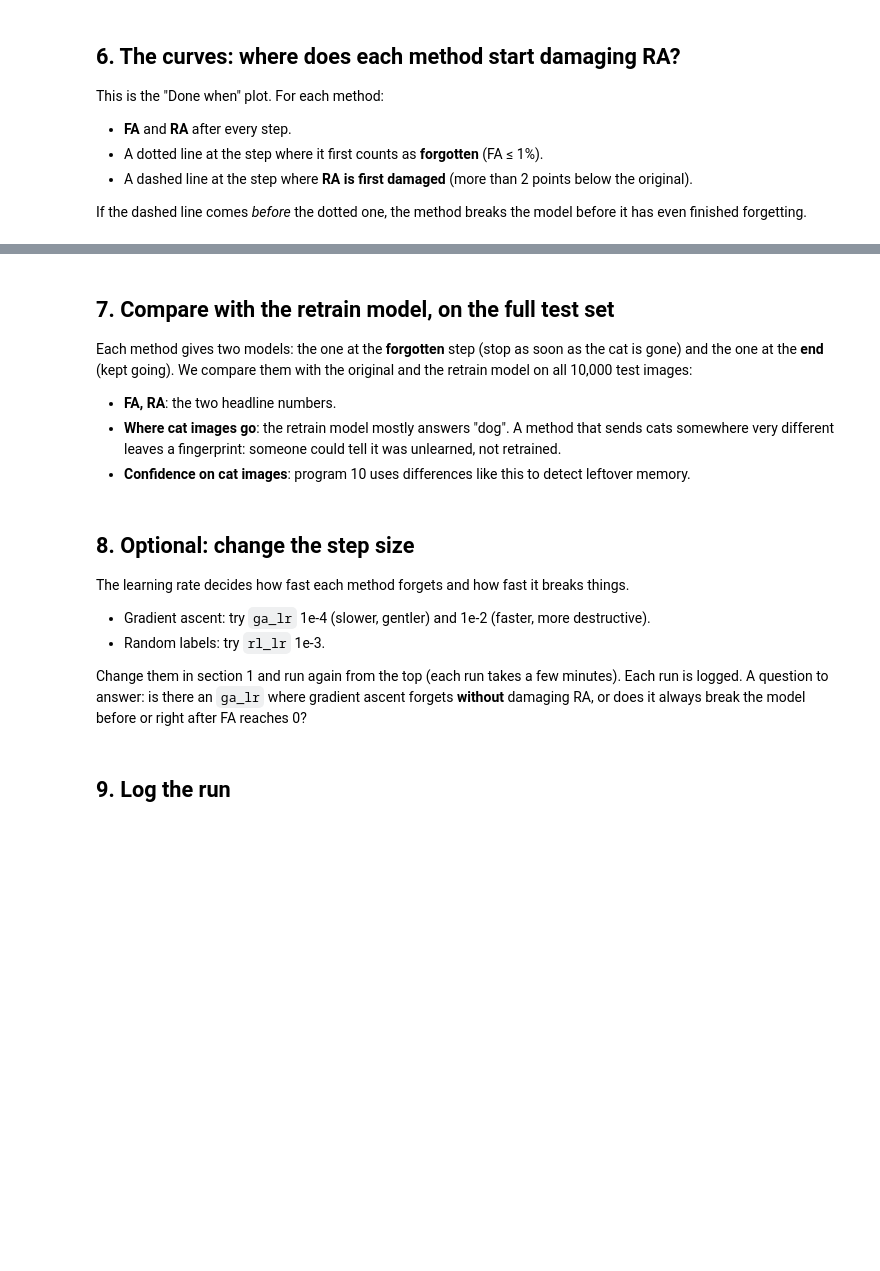
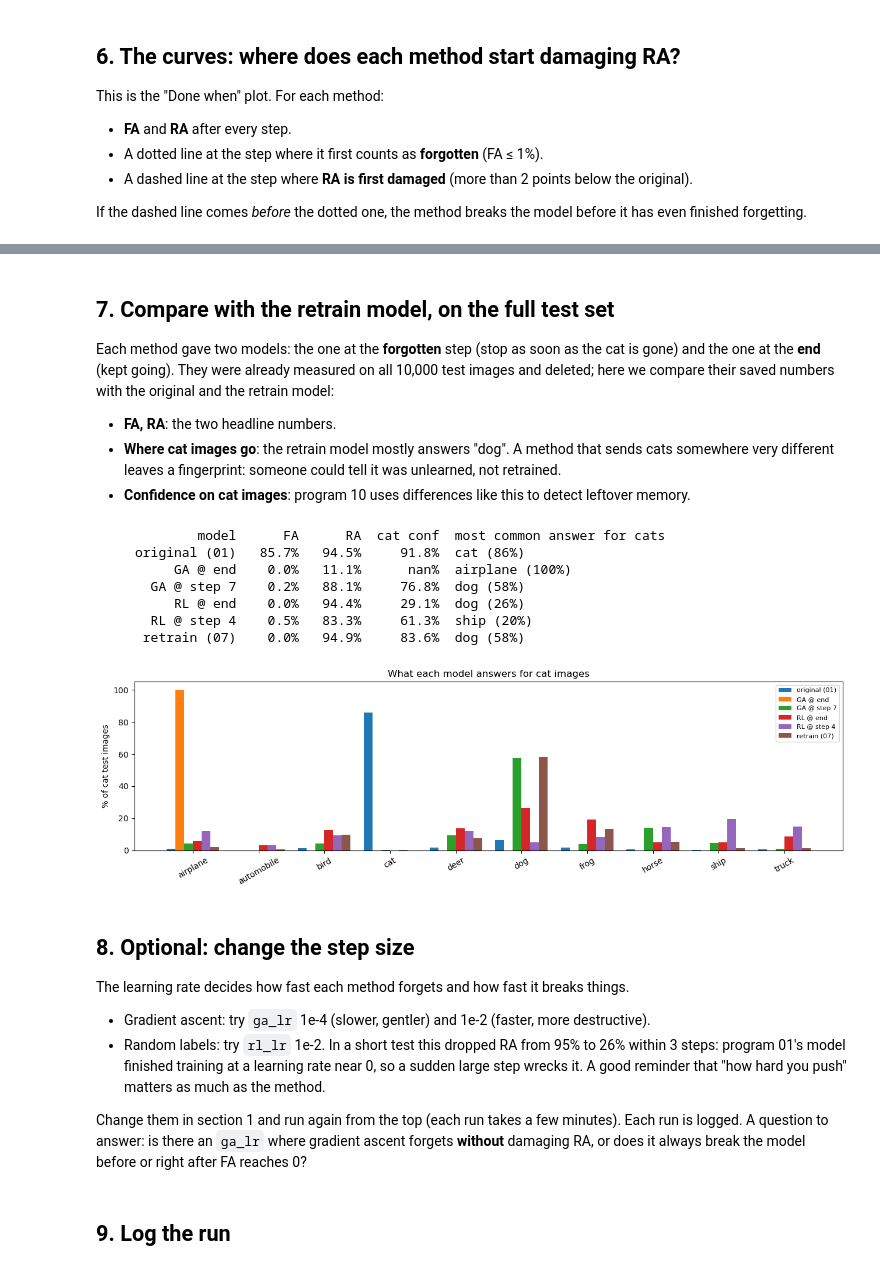
Before and after one commit to Adarshmilan/CUL-continual-unlearning-, a Jupyter notebook: programs/08_simple_unlearn.ipynb, the cells around one changed output, grey strips where cells are left out. Saved outputs shown, nothing was run; the diff lists cells and outputs as text; code cells hidden in the pictures; blank space fills up the shorter version.

```diff
--- a/programs/08_simple_unlearn.ipynb
+++ b/programs/08_simple_unlearn.ipynb
@@ -31,7 +31,7 @@ A method is good if FA falls **and** RA stays put. Falling FA alone is easy: a b
 # %% [markdown]
 ## 1. Setup
 # %%
-import copy, sys, time
+import copy, gc, sys, time
 from pathlib import Path
 
 ROOT = Path.cwd() if (Path.cwd() / "common").exists() else Path.cwd().parent
@@ -47,20 +47,20 @@ import matplotlib.pyplot as plt
 import numpy as np
 import torch
 import torch.nn.functional as F
-from torch.utils.data import DataLoader, Subset
 
 from common.data import get_cifar10_unlearning_loaders
 from common.models import resnet18_cifar
-from common.train import evaluate, per_class_accuracy, predict_all
 from common.utils import RESULTS_DIR, get_device, log_run, set_seed
 
 SETTINGS = {
     "forget_class": 3,        # cat
-    "batch_size": 128, "workers": 4, "seed": 0,
+    "batch_size": 128, "seed": 0,
+    "workers": 0,             # 0 = load images in the main process. Only 150 small steps per method, so this is
+                              # fast enough, and it saves ~2 GB of RAM (each worker process costs ~0.5 GB)
     # (a) gradient ascent
     "ga_lr": 1e-3, "ga_steps": 150,
     # (b) random labels
-    "rl_lr": 1e-2, "rl_steps": 150,
+    "rl_lr": 1e-3, "rl_steps": 150,   # 1e-2 wrecks RA within one step: program 01 ended training at lr ~0
     # measuring
     "ra_eval_images": 2000,   # retain test images checked after every step (all 9,000 at the end)
     "forget_target": 0.01,    # "forgotten" = FA at or below 1%
@@ -171,5 +227,5 @@ def ga_step(model, optimizer):
     optimizer.step()
     return ce.item()
 
-ga_model, ga_hist, ga_forgot, ga_forgot_step = run_unlearning("GA", ga_step, SETTINGS["ga_lr"], SETTINGS["ga_steps"])
+ga_hist, ga_forgot_step = run_unlearning("GA", ga_step, SETTINGS["ga_lr"], SETTINGS["ga_steps"])
 print(f"\nGA: forgotten (FA <= {SETTINGS['forget_target']*100:.0f}%) at step {ga_forgot_step}, {ga_hist['seconds']:.0f}s in total")
@@ -202,5 +264,10 @@ def rl_step(model, optimizer):
         cat_ce = F.cross_entropy(out[: len(yf)], yf.to(device)).item()
     return cat_ce
 
-rl_model, rl_hist, rl_forgot, rl_forgot_step = run_unlearning("RL", rl_step, SETTINGS["rl_lr"], SETTINGS["rl_steps"])
+rl_hist, rl_forgot_step = run_unlearning("RL", rl_step, SETTINGS["rl_lr"], SETTINGS["rl_steps"])
 print(f"\nRL: forgotten (FA <= {SETTINGS['forget_target']*100:.0f}%) at step {rl_forgot_step}, {rl_hist['seconds']:.0f}s in total")
+
+# Both methods are done: free the training loaders' worker processes and the original model.
+del forget_iter, retain_iter, original
+loaders["train_forget"] = loaders["train_retain"] = None
+free_gpu()
@@ -251,56 +341,52 @@ plt.show()
 # %% [markdown]
 ## 7. Compare with the retrain model, on the full test set
 
-Each method gives two models: the one at the **forgotten** step (stop as soon as the cat is gone) and the one at the **end** (kept going). We compare them with the original and the retrain model on all 10,000 test images:
+Each method gave two models: the one at the **forgotten** step (stop as soon as the cat is gone) and the one at the **end** (kept going). They were already measured on all 10,000 test images and deleted; here we compare their saved numbers with the original and the retrain model:
 - **FA, RA**: the two headline numbers.
 - **Where cat images go**: the retrain model mostly answers "dog". A method that sends cats somewhere very different leaves a fingerprint: someone could tell it was unlearned, not retrained.
 - **Confidence on cat images**: program 10 uses differences like this to detect leftover memory.
 # %%
-candidates = {"original (01)": original}
-if ga_forgot is not None: candidates[f"GA @ step {ga_forgot_step}"] = ga_forgot
-candidates["GA @ end"] = ga_model
-if rl_forgot is not None: candidates[f"RL @ step {rl_forgot_step}"] = rl_forgot
-candidates["RL @ end"] = rl_model
+print(f"{'model':>18} {'FA':>7} {'RA':>7} {'cat conf':>9}  most common answer for cats")
+for name, r in results.items():
+    top = r["pred_share"].argmax()
+    print(f"{name:>18} {r['fa']*100:6.1f}% {r['ra']*100:6.1f}% {r['cat_conf']*100:8.1f}%  "
+          f"{classes[top]} ({r['pred_share'][top]*100:.0f}%)")
 
-retain_mask = np.arange(10) != FORGET
-summary, pred_shares = {}, {}
-print(f"{'model':>18} {'FA':>7} {'RA':>7} {'cat conf':>9}  most common answer for cats")
-for name, m in candidates.items():
-    acc = per_class_accuracy(m, loaders["test_all"], device)
-    probs, _ = predict_all(m, loaders["test_forget"], device)
-    share = torch.bincount(probs.argmax(1), minlength=10).float().numpy() / len(probs)
-    conf = probs.max(1).values.mean().item()
-    summary[name] = {"fa": float(acc[FORGET]), "ra": float(acc[retain_mask].mean()), "cat_conf": conf}
-    pred_shares[name] = share
-    top = share.argmax()
-    print(f"{name:>18} {acc[FORGET]*100:6.1f}% {acc[retain_mask].mean()*100:6.1f}% {conf*100:8.1f}%  "
-          f"{classes[top]} ({share[top]*100:.0f}%)")
-
+pred_shares = {name: r["pred_share"] for name, r in results.items()}
 if retrain_ref is not None:
     share = retrain_ref["forget_pred_share"]
     pred_shares["retrain (07)"] = share
     print(f"{'retrain (07)':>18} {retrain_ref['per_class_acc'][FORGET]*100:6.1f}% {ra_retrain*100:6.1f}% "
           f"{retrain_ref['forget_conf'].mean()*100:8.1f}%  {classes[share.argmax()]} ({share.max()*100:.0f}%)")
 
 names = list(pred_shares)
 x = np.arange(10)
 width = 0.8 / len(names)
 plt.figure(figsize=(13, 4))
 for i, name in enumerate(names):
     plt.bar(x + (i - len(names) / 2 + 0.5) * width, pred_shares[name] * 100, width, label=name)
 plt.xticks(x, classes, rotation=30)
 plt.ylabel("% of cat test images")
 plt.title("What each model answers for cat images")
 plt.legend(fontsize=8)
 plt.tight_layout()
 plt.savefig(RESULTS_DIR / "08_cat_predictions.png", dpi=120)
 plt.show()
+# %% [output]
+             model      FA      RA  cat conf  most common answer for cats
+     original (01)   85.7%   94.5%     91.8%  cat (86%)
+          GA @ end    0.0%   11.1%      nan%  airplane (100%)
+       GA @ step 7    0.2%   88.1%     76.8%  dog (58%)
+          RL @ end    0.0%   94.4%     29.1%  dog (26%)
+       RL @ step 4    0.5%   83.3%     61.3%  ship (20%)
+      retrain (07)    0.0%   94.9%     83.6%  dog (58%)
+[figure, added]
 # %% [markdown]
 ## 8. Optional: change the step size
 
 The learning rate decides how fast each method forgets and how fast it breaks things.
 - Gradient ascent: try `ga_lr` 1e-4 (slower, gentler) and 1e-2 (faster, more destructive).
-- Random labels: try `rl_lr` 1e-3.
+- Random labels: try `rl_lr` 1e-2. In a short test this dropped RA from 95% to 26% within 3 steps: program 01's model finished training at a learning rate near 0, so a sudden large step wrecks it. A good reminder that "how hard you push" matters as much as the method.
 
 Change them in section 1 and run again from the top (each run takes a few minutes). Each run is logged. A question to answer: is there an `ga_lr` where gradient ascent forgets **without** damaging RA, or does it always break the model before or right after FA reaches 0?
 # %% [markdown]
```
Also changed, not shown: parts of 10 cells of this notebook, 9 other files.
